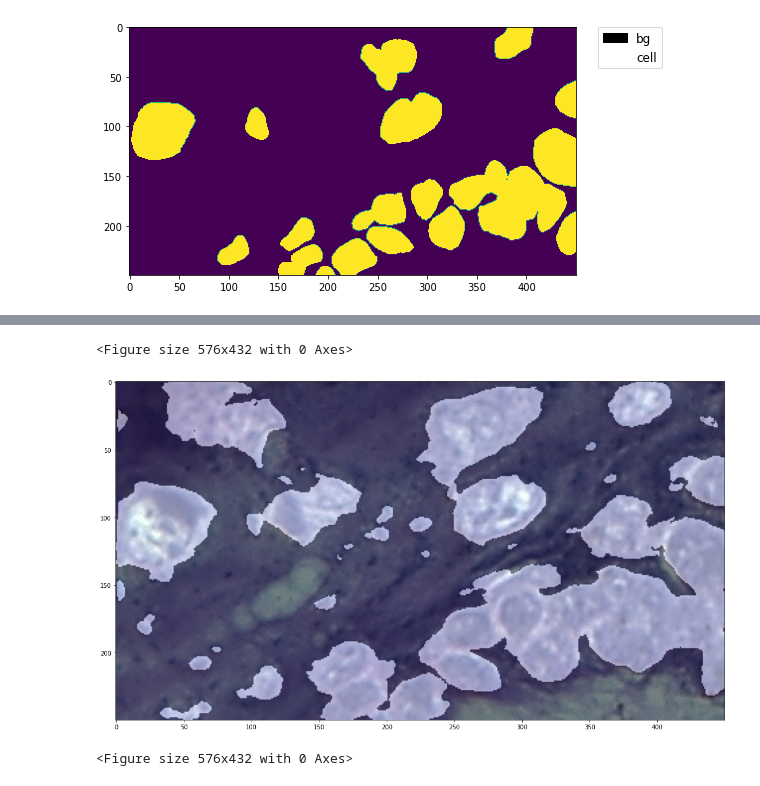
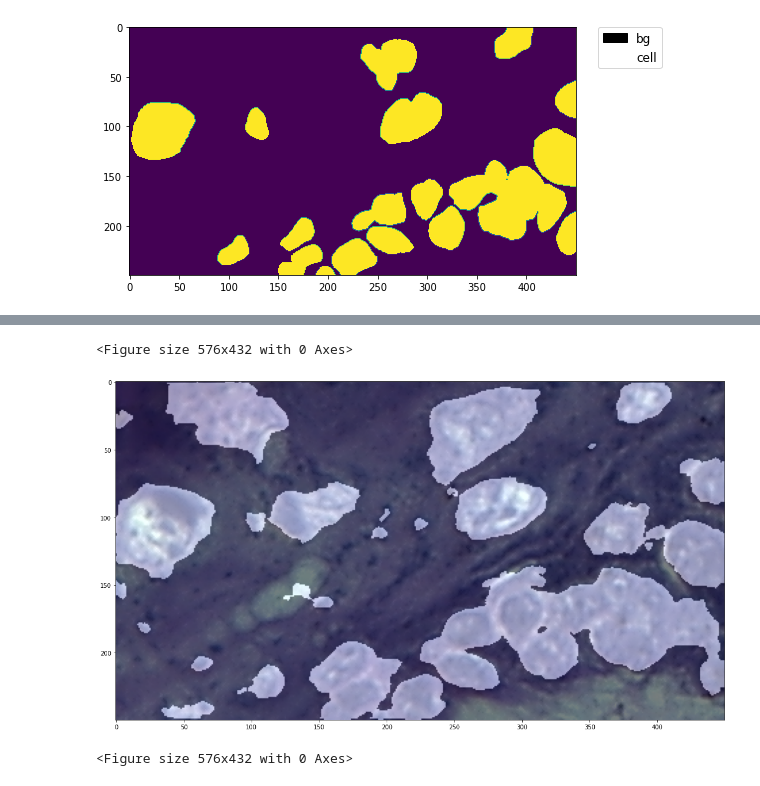
Before and after one commit to matheussn/pspnet, a Jupyter notebook: MMSegmentation_pspNet_unet.ipynb, the cells around one changed output, grey strips where cells are left out. Drawn from its saved outputs; the diff is of its cells as text; code cells hidden in the pictures.

```diff
--- a/MMSegmentation_pspNet_unet.ipynb
+++ b/MMSegmentation_pspNet_unet.ipynb
@@ -296,14 +295,14 @@ before_train_epoch:
 ... (89 outputs left out)
 # %%
 from mmseg.apis import inference_segmentor, show_result_pyplot
-img = mmcv.imread('segmentation/images/image003-2-roi1.jpg')
+img = mmcv.imread('ToTrain/images/image003-2-roi1.tif')
 
 model.cfg = cfg
 result = inference_segmentor(model, img)
 plt.figure(figsize=(8, 6))
 show_result_pyplot(model, img, result, palette)
 # %% [output]
 <Figure size 576x432 with 0 Axes>
-[figure, old version]
+[figure, new version]
 # %%
 from mmseg.apis import inference_segmentor, show_result_pyplot
```
Also changed, not shown: parts of 18 cells of this notebook, 3 other files.
